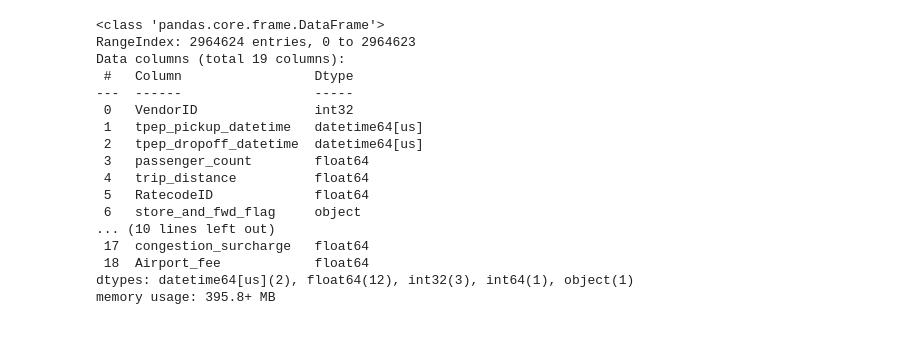
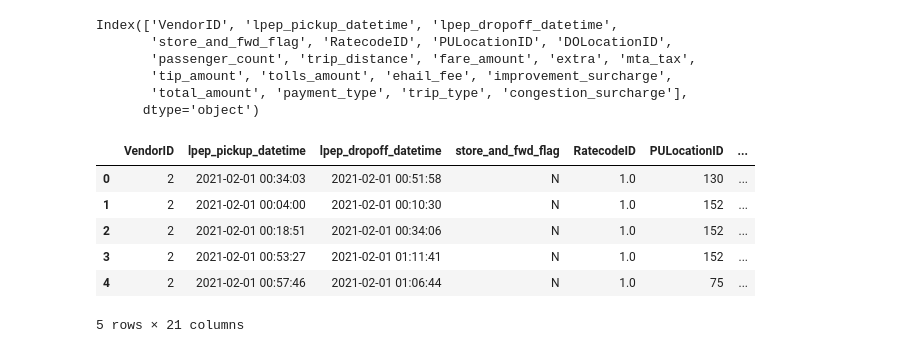
Before and after one commit to Daniel1999Akama/MLOps, a Jupyter notebook: 01-intro/homework1.ipynb, the cells around one changed output. Saved outputs shown, nothing was run; the diff lists cells and outputs as text; code cells hidden in the pictures.

```diff
--- a/01-intro/homework1.ipynb
+++ b/01-intro/homework1.ipynb
@@ -15,20 +17,28 @@ df.head() # preview
-# %%
-df.info() # basic info on the dataset
-# %% [output]
-<class 'pandas.core.frame.DataFrame'>
-RangeIndex: 2964624 entries, 0 to 2964623
-Data columns (total 19 columns):
- #   Column                 Dtype
----  ------                 -----
- 0   VendorID               int32
- 1   tpep_pickup_datetime   datetime64[us]
- 2   tpep_dropoff_datetime  datetime64[us]
- 3   passenger_count        float64
- 4   trip_distance          float64
- 5   RatecodeID             float64
- 6   store_and_fwd_flag     object
-... (10 lines left out)
- 17  congestion_surcharge   float64
- 18  Airport_fee            float64
-dtypes: datetime64[us](2), float64(12), int32(3), int64(1), object(1)
-memory usage: 395.8+ MB
+# %%
+df.columns
+# %% [output]
+Index(['VendorID', 'lpep_pickup_datetime', 'lpep_dropoff_datetime',
+       'store_and_fwd_flag', 'RatecodeID', 'PULocationID', 'DOLocationID',
+       'passenger_count', 'trip_distance', 'fare_amount', 'extra', 'mta_tax',
+       'tip_amount', 'tolls_amount', 'ehail_fee', 'improvement_surcharge',
+       'total_amount', 'payment_type', 'trip_type', 'congestion_surcharge'],
+      dtype='object')
+# %%
+# we are interested in predicting duration of trip
+
+df.lpep_dropoff_datetime = pd.to_datetime(df.lpep_dropoff_datetime)
+df.lpep_pickup_datetime = pd.to_datetime(df.lpep_pickup_datetime)
+df['trip_duration'] = df.lpep_dropoff_datetime - df.lpep_pickup_datetime
+
+# converting to minutes (dividing seconds by 60)
+df.trip_duration = df.trip_duration.apply(lambda x: x.total_seconds() / 60)
+
+df.head()
+# %% [output]
+|  | VendorID | lpep_pickup_datetime | lpep_dropoff_datetime | store_and_fwd_flag | RatecodeID | PULocationID | ... |
+| 0 | 2 | 2021-02-01 00:34:03 | 2021-02-01 00:51:58 | N | 1.0 | 130 | ... |
+| 1 | 2 | 2021-02-01 00:04:00 | 2021-02-01 00:10:30 | N | 1.0 | 152 | ... |
+| 2 | 2 | 2021-02-01 00:18:51 | 2021-02-01 00:34:06 | N | 1.0 | 152 | ... |
+| 3 | 2 | 2021-02-01 00:53:27 | 2021-02-01 01:11:41 | N | 1.0 | 152 | ... |
+| 4 | 2 | 2021-02-01 00:57:46 | 2021-02-01 01:06:44 | N | 1.0 | 75 | ... |
+5 rows × 21 columns
```
Also changed, not shown: parts of 10 cells of this notebook.
